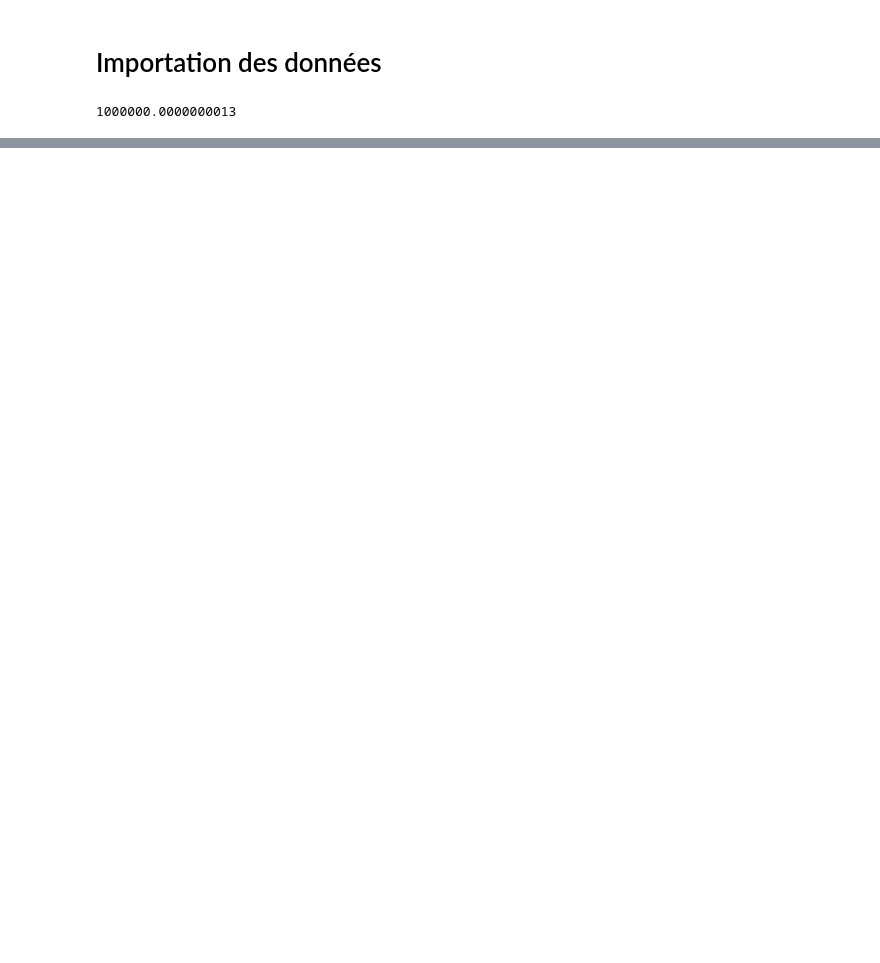
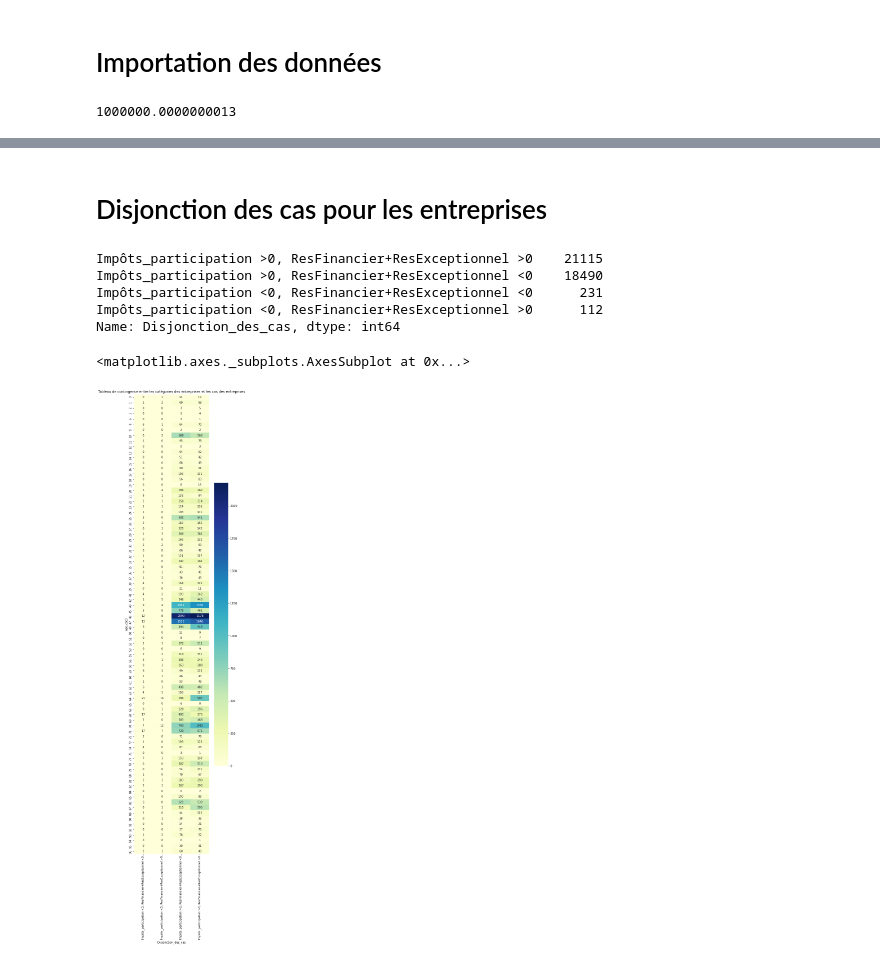
Before and after one commit to Enthic/enthic-data_analysis, a Jupyter notebook: Impact_score_main.ipynb, the cells around one changed output, grey strips where cells are left out. Drawn from its saved outputs; the diff is of its cells as text; code cells hidden in the pictures; blank space fills up the shorter version.

Commit message:
Création impact score, disjonction des cas pour les entreprises

```diff
--- a/Impact_score_main.ipynb
+++ b/Impact_score_main.ipynb
@@ -12,4 +12,6 @@ pd.set_option('display.max_rows', 60)
 # %%
+col_CR_complet = pd.read_csv('https://raw.githubusercontent.com/BriacLEGUILLOU/Impact_score/master/col_CR_complet.csv')
+
 def obtention_exp10(nb):
   """ Permet de convertir un nombre de la façon suivante :
   1e6 -> 6
@@ -21,7 +23,7 @@ def obtention_exp10(nb):
   else :
     return math.exp(nb * math.log(10)) * signe
 
-obtention_exp10(6)
+print(obtention_exp10(6))
 # %% [output]
 1000000.0000000013
 # %%
@@ -57,0 +113,5 @@ data
+# %%
+# Calcul du taux de remplissage des données
+data['transparency score'] = 1 - data.loc[:,colonnes_essentielles['Compte annuel complet']].isna().sum(axis=1)/len(colonnes_essentielles)*0.5 - \
+                            data.loc[:,col_CR_complet['Compte annuel complet']].isna().sum(axis=1)/len(col_CR_complet)*0.5
+data['transparency score']
@@ -57,0 +159,8 @@ data
+# %%
+# Calcul de la proportion de charge provenant de l'économie réelle de l'entreprise
+def obtention_score_cout_economique(row):
+  """ Calcul de la proportion de charge provenant de l'économie réelle de l'entreprise """
+  return (row['Salaires et traitements'] + row['Charges sociales'] + row['Impôts, taxes et versements assimilés'] - row['Subventions d’exploitation']) / row['Total des charges d’exploitation']
+
+data['real economy score'] = data.apply(obtention_score_cout_economique, axis=1)
+data['real economy score'].describe()
@@ -57,0 +177,32 @@ data
+# %% [markdown]
+ # Disjonction des cas pour les entreprises
+# %%
+def disjonction_des_cas(row):
+  """ Renvoie la catégorisation de l'entreprise """
+
+  if row['Impôts, taxes et versements assimilés'] + row['Participation des salariés aux résultats de l’entreprise'] > 0:
+    # L'entreprise paye des impôts
+    if row['Résultat financier'] + row['Résultat exceptionnel'] > 0:
+      # L'entreprise gagne de l'argent via son résultat financier et son résultat exceptionnel
+      return 'Impôts_participation {}, ResFinancier+ResExceptionnel {}'.format('>0', '>0')
+    elif row['Résultat financier'] + row['Résultat exceptionnel'] < 0:
+      # L'entreprise perd de l'argent via son résultat financier et son résultat exceptionnel
+      return 'Impôts_participation {}, ResFinancier+ResExceptionnel {}'.format('>0', '<0')
+  elif row['Impôts, taxes et versements assimilés'] + row['Participation des salariés aux résultats de l’entreprise'] < 0:
+    # L'entreprise ne paye pas d'impôts
+    if row['Résultat financier'] + row['Résultat exceptionnel'] > 0:
+      # L'entreprise gagne de l'argent via son résultat financier et son résultat exceptionnel
+      return 'Impôts_participation {}, ResFinancier+ResExceptionnel {}'.format('<0', '>0')
+    else:
+      # L'entreprise perd de l'argent via son résultat financier et son résultat exceptionnel
+      return 'Impôts_participation {}, ResFinancier+ResExceptionnel {}'.format('<0', '<0')
+
+
+data['Disjonction_des_cas'] = data.apply(disjonction_des_cas, axis=1)
+data['Disjonction_des_cas'].value_counts()
+# %% [output]
+Impôts_participation >0, ResFinancier+ResExceptionnel >0    21115
+Impôts_participation >0, ResFinancier+ResExceptionnel <0    18490
+Impôts_participation <0, ResFinancier+ResExceptionnel <0      231
+Impôts_participation <0, ResFinancier+ResExceptionnel >0      112
+Name: Disjonction_des_cas, dtype: int64
@@ -57,0 +212,7 @@ data
+# %%
+plt.figure(figsize=(6,30))
+plt.title('Tableau de contingence entre les catégories des entreprises et les cas des entreprises')
+sns.heatmap(pd.crosstab(data['ape_cat0'],data['Disjonction_des_cas']), annot=True, fmt="d", cmap="YlGnBu")
+# %% [output]
+<matplotlib.axes._subplots.AxesSubplot at 0x...>
+[figure, added]
```
Also changed, not shown: parts of 11 cells of this notebook.
